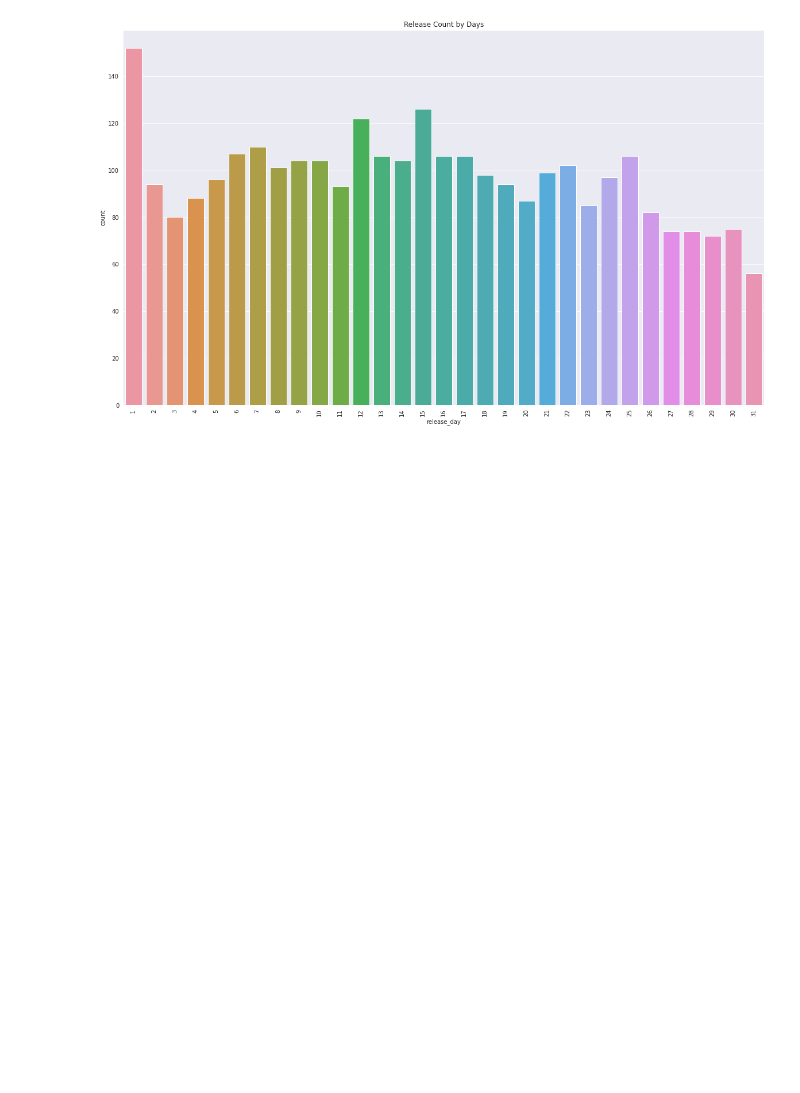
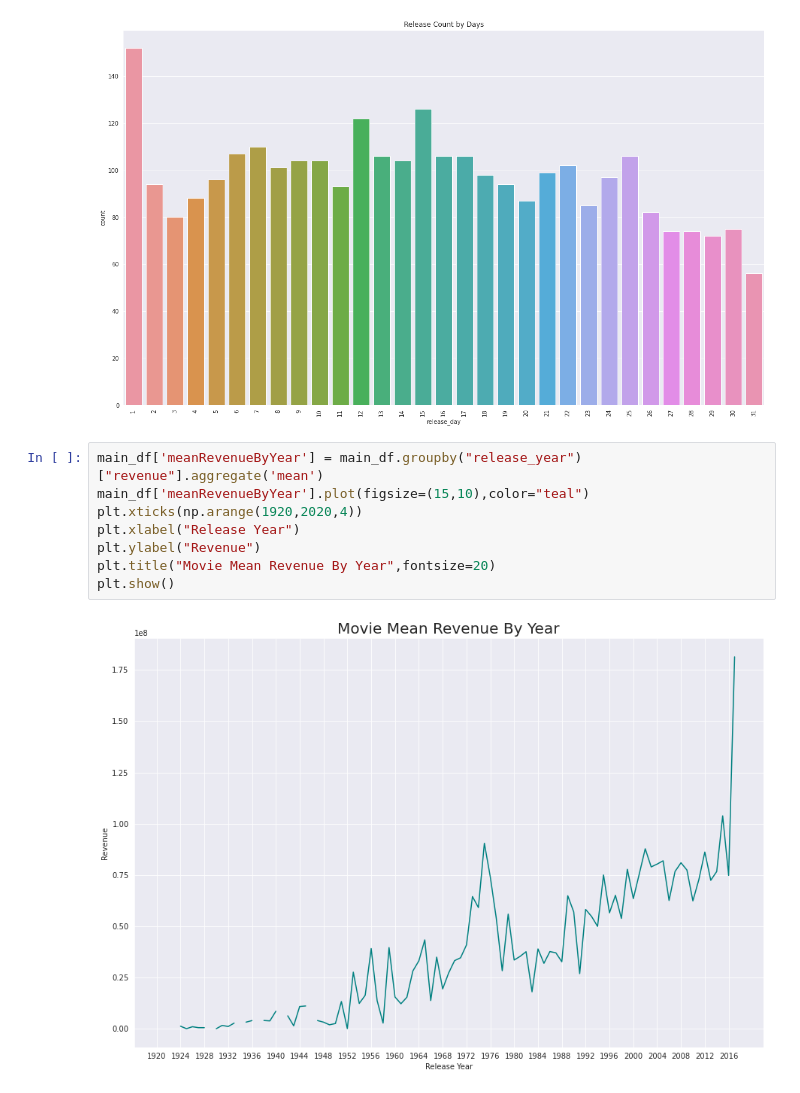
Before and after one commit to heyrobin/Movie-Sales-Prediction-, a Jupyter notebook: TMDB_Box_Office_Prediction.ipynb, the cells around one changed output. Cells and saved outputs as stored; diff of their text form; blank space fills up the shorter version.

```diff
--- a/TMDB_Box_Office_Prediction.ipynb
+++ b/TMDB_Box_Office_Prediction.ipynb
@@ -265,3 +265,13 @@ plt.title('Release Count by Days')
 sns.countplot(main_df['release_day']);
 # %% [output]
 [figure]
+# %%
+main_df['meanRevenueByYear'] = main_df.groupby("release_year")["revenue"].aggregate('mean')
+main_df['meanRevenueByYear'].plot(figsize=(15,10),color="teal")
+plt.xticks(np.arange(1920,2020,4))
+plt.xlabel("Release Year")
+plt.ylabel("Revenue")
+plt.title("Movie Mean Revenue By Year",fontsize=20)
+plt.show()
+# %% [output]
+[figure, added]
```
Also changed, not shown: parts of 1 cell of this notebook.
